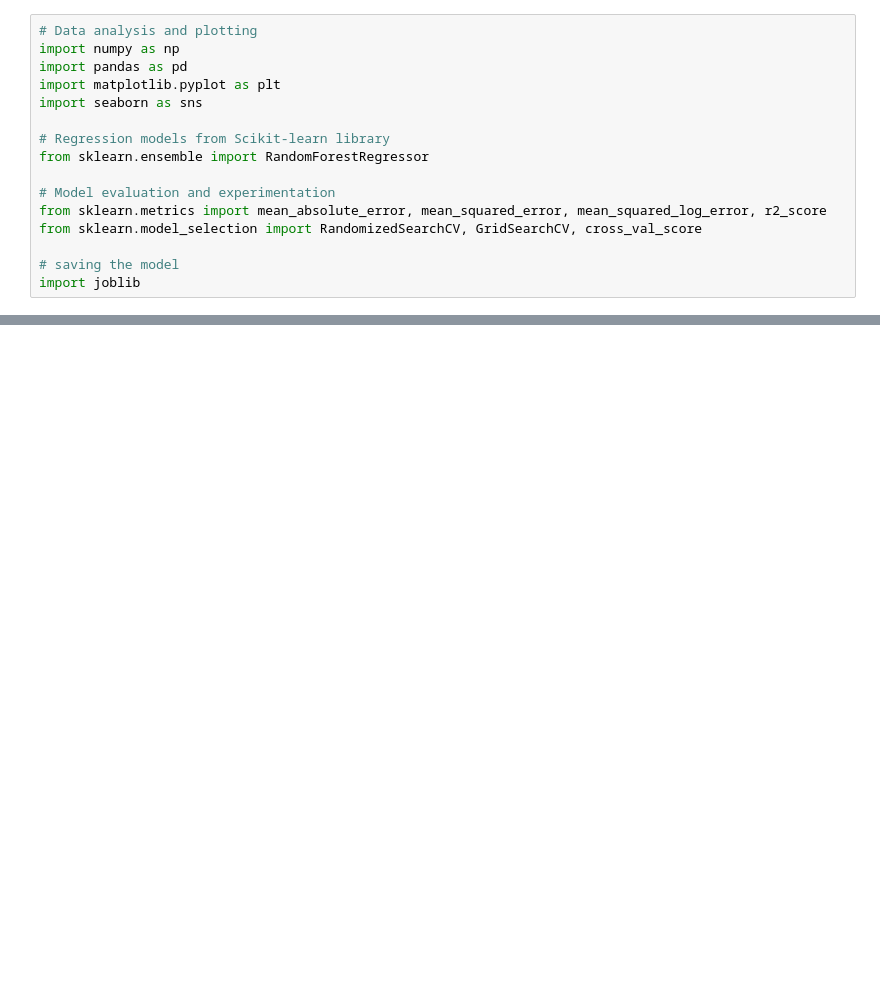
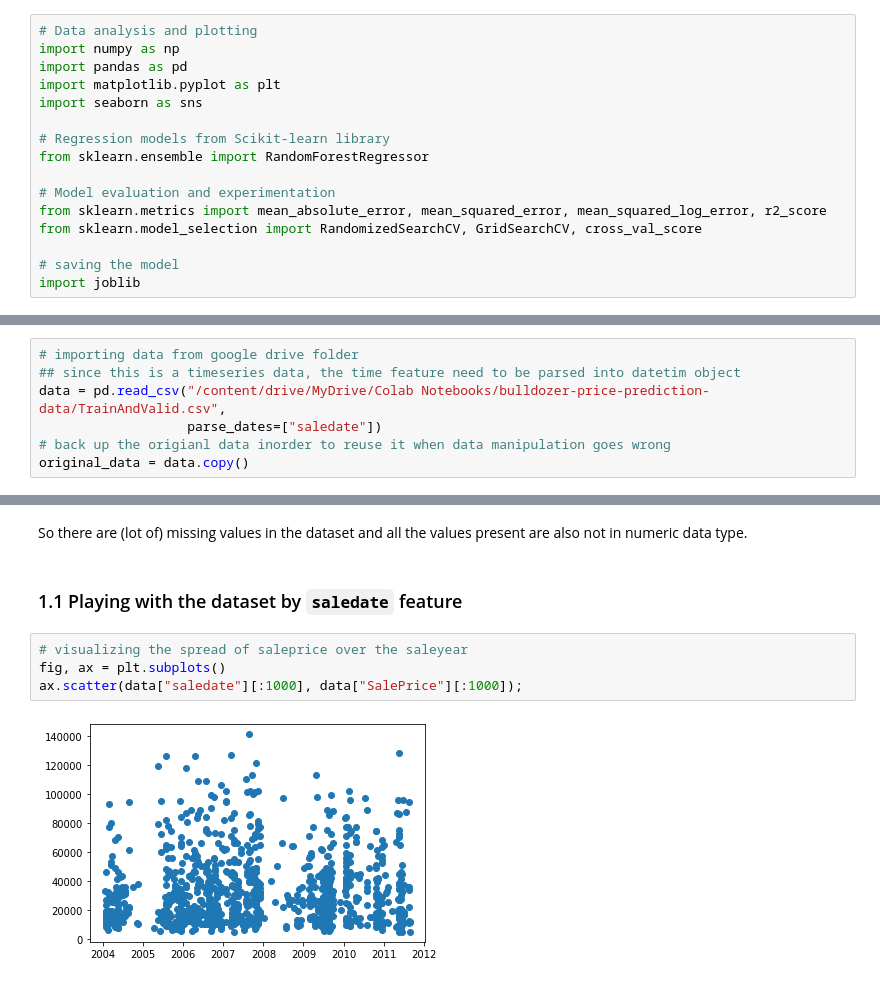
Before and after one commit to kdineshchitra/predicting-the-sale-price-of-bulldozers, a Jupyter notebook: bulldozers_sale_price_estimation.ipynb, the cells around one changed output, grey strips where cells are left out. Drawn from its saved outputs; the diff is of its cells as text; blank space fills up the shorter version.

Commit message:
added data EDA part

```diff
--- a/bulldozers_sale_price_estimation.ipynb
+++ b/bulldozers_sale_price_estimation.ipynb
@@ -49,3 +51,10 @@ import joblib
 Anyone can view the data folder used here, from this [link.](https://drive.google.com/drive/folders/1GzNp18zvT9JBbEsyjYSQnk_6mUecO6Aq?usp=sharing)
 
 Loading the dataset from the data folder and saving it as Pandas DataFrame. Then perform some exploratory data analysis(EDA) on the saved DataFrame.
+# %%
+# importing data from google drive folder
+## since this is a timeseries data, the time feature need to be parsed into datetim object
+data = pd.read_csv("/content/drive/MyDrive/Colab Notebooks/bulldozer-price-prediction-data/TrainAndValid.csv",
+                   parse_dates=["saledate"])
+# back up the origianl data inorder to reuse it when data manipulation goes wrong
+original_data = data.copy()
@@ -51,0 +131,10 @@ Loading the dataset from the data folder and saving it as Pandas DataFrame. Then
+# %% [markdown]
+So there are (lot of) missing values in the dataset and all the values present are also not in numeric data type.
+# %% [markdown]
+### 1.1 Playing with the dataset by `saledate` feature
+# %%
+# visualizing the spread of saleprice over the saleyear
+fig, ax = plt.subplots()
+ax.scatter(data["saledate"][:1000], data["SalePrice"][:1000]);
+# %% [output]
+[figure, added]
```
Also changed, not shown: parts of 22 cells of this notebook.
